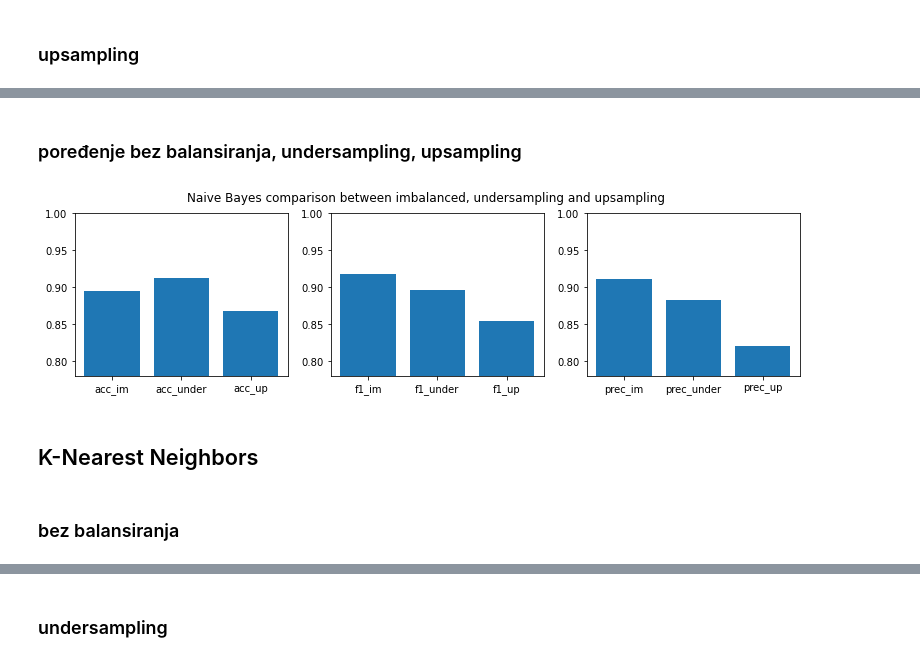
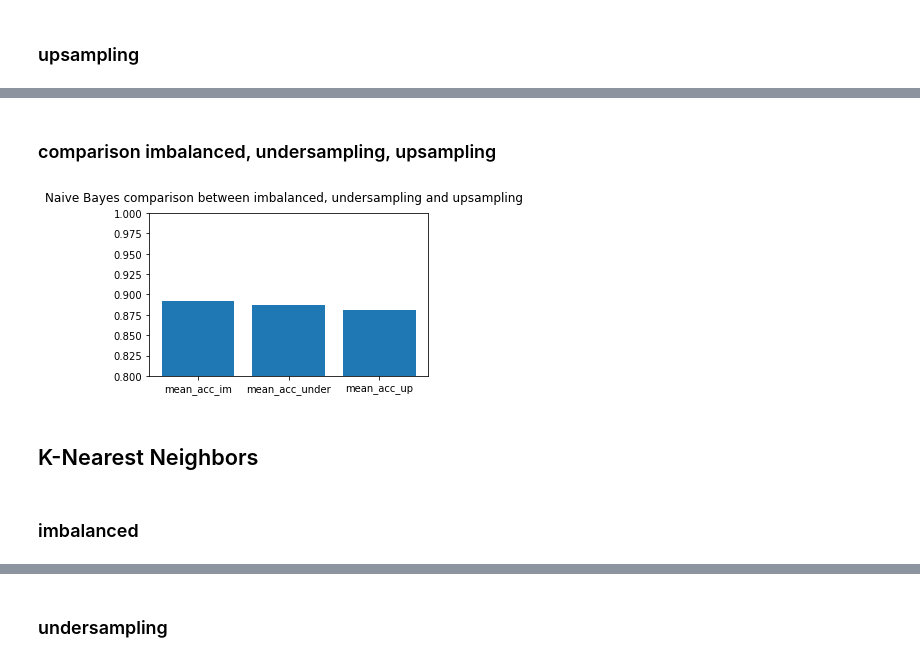
Before and after one commit to MilicaTrifunovic/MachineLearning, a Jupyter notebook: Project 1/Classification.ipynb, the cells around one changed output, grey strips where cells are left out. Saved outputs shown, nothing was run; the diff lists cells and outputs as text; code cells hidden in the pictures.

```diff
--- a/Project 1/Classification.ipynb
+++ b/Project 1/Classification.ipynb
@@ -450,11 +417,14 @@ Specificity:  0.8421052631578947
 # %% [markdown]
 ### undersampling
 # %%
+scaler = StandardScaler()
 nb_model = GaussianNB()
 
-nb_model.fit(X_train_undersampled, y_train_undersampled)
-nb_prediction_undersampled = nb_model.predict(X_test_undersampled)
+# create a pipeline that standardizes, that runs Naive bayes
+pipeline = make_pipeline(scaler, nb_model)
+kf = StratifiedKFold(n_splits=10, shuffle=True, random_state=1)
+nb_cv_results_undersampled = cross_val_score(pipeline, X_undersampled, y_undersampled, cv=kf, scoring="accuracy", n_jobs=-1)
 
-# model evaluation
-nb_eval_undersampled = eval_model(y_test_undersampled, nb_prediction_undersampled)
+print(nb_cv_results_undersampled)
+print("Mean: ", nb_cv_results_undersampled.mean())
 # %% [output]
@@ -474,11 +433,14 @@ Specificity:  0.9148936170212766
 # %% [markdown]
 ### upsampling
 # %%
+scaler = StandardScaler()
 nb_model = GaussianNB()
 
-nb_model.fit(X_train_upsampled, y_train_upsampled)
-nb_prediction_upsampled = nb_model.predict(X_test_upsampled)
+# create a pipeline that standardizes, that runs Naive bayes
+pipeline = make_pipeline(scaler, nb_model)
+kf = StratifiedKFold(n_splits=10, shuffle=True, random_state=1)
+nb_cv_results_upsampled = cross_val_score(pipeline, X_upsampled, y_upsampled, cv=kf, scoring="accuracy", n_jobs=-1)
 
-# model evaluation
-nb_eval_upsampled = eval_model(y_test_upsampled, nb_prediction_upsampled)
+print(nb_cv_results_upsampled)
+print("Mean: ", nb_cv_results_upsampled.mean())
 # %% [output]
@@ -498,23 +450,16 @@ Specificity:  0.8472222222222222
 # %% [markdown]
-### poređenje bez balansiranja, undersampling, upsampling
+### comparison imbalanced, undersampling, upsampling
 # %%
-plt.figure(figsize=(13, 3))
-plt.subplot(131)
-plt.ylim(0.78, 1.00)
-plt.bar(['acc_im', 'acc_under', 'acc_up'], [nb_eval_imbalanced[0], nb_eval_undersampled[0], nb_eval_upsampled[0]])
-plt.subplot(132)
-plt.ylim(0.78, 1.00)
-plt.bar(['f1_im', 'f1_under','f1_up'], [nb_eval_imbalanced[1], nb_eval_undersampled[1], nb_eval_upsampled[1]])
-plt.subplot(133)
-plt.ylim(0.78, 1.00)
-plt.bar(['prec_im', 'prec_under', 'prec_up'], [nb_eval_imbalanced[2], nb_eval_undersampled[2], nb_eval_upsampled[2]])
+plt.figure(figsize=(5, 3))
+plt.ylim(0.8, 1.00)
+plt.bar(['mean_acc_im', 'mean_acc_under', 'mean_acc_up'], [nb_cv_results_imbalanced.mean(), nb_cv_results_undersampled.mean(), nb_cv_results_upsampled.mean()])
 plt.suptitle('Naive Bayes comparison between imbalanced, undersampling and upsampling')
 plt.show()
 # %% [output]
-[figure, old version]
+[figure, new version]
 # %% [markdown]
 ## K-Nearest Neighbors
 # %% [markdown]
-### bez balansiranja
+### imbalanced
 # %%
 scaler = StandardScaler()
```
Also changed, not shown: parts of 112 cells of this notebook.
